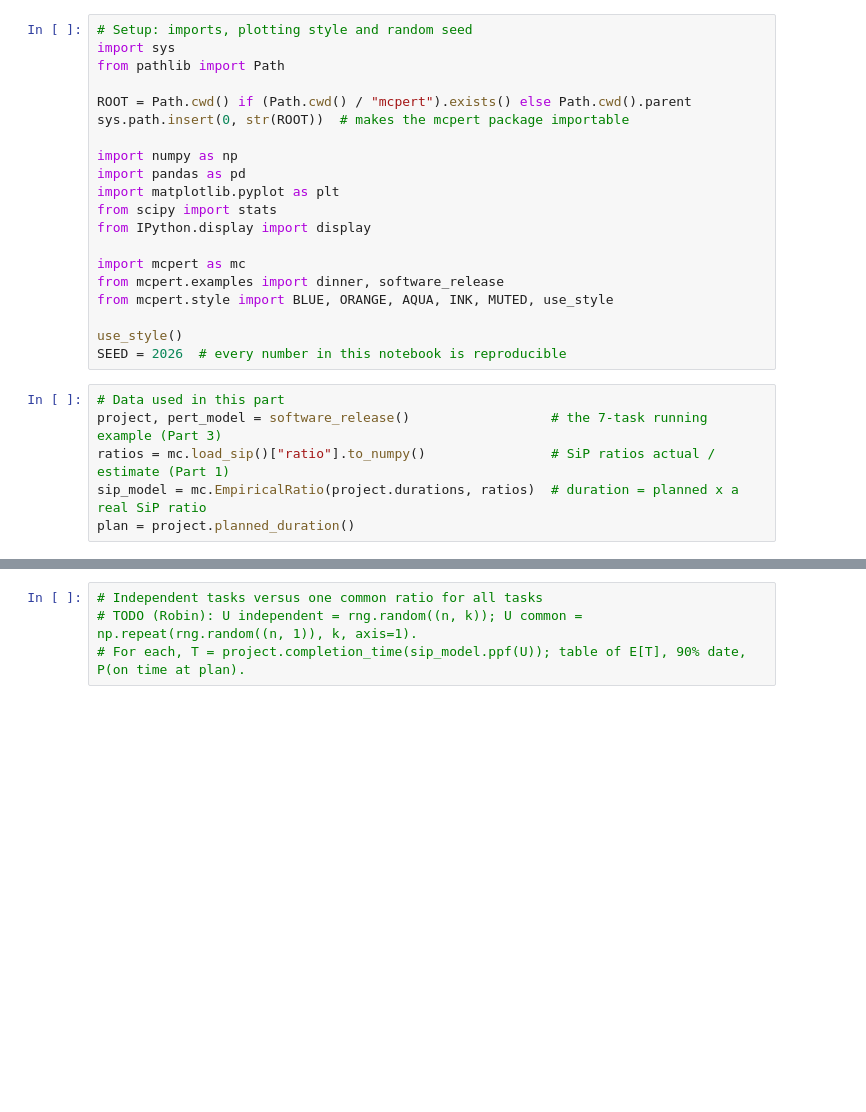
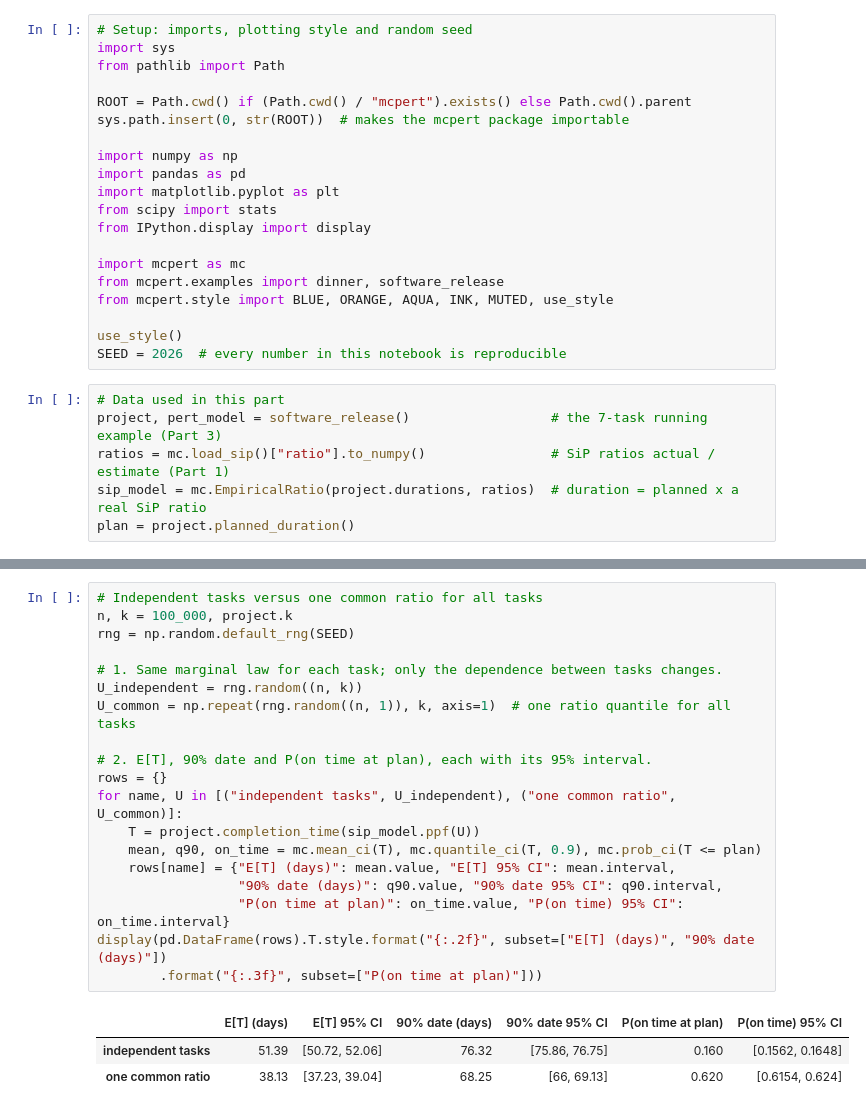
Before and after one commit to Keiraaaaaaaaaaa/mc-project-delays, a Jupyter notebook: notebooks/part5_limitations.ipynb, the cells around one changed output, grey strips where cells are left out. Drawn from its saved outputs; the diff is of its cells as text; blank space fills up the shorter version.

```diff
--- a/notebooks/part5_limitations.ipynb
+++ b/notebooks/part5_limitations.ipynb
@@ -98,5 +272,24 @@ TODO (Robin): one sentence: we assumed independent tasks; compare with one commo
 # %%
 # Independent tasks versus one common ratio for all tasks
-# TODO (Robin): U independent = rng.random((n, k)); U common = np.repeat(rng.random((n, 1)), k, axis=1).
-# For each, T = project.completion_time(sip_model.ppf(U)); table of E[T], 90% date, P(on time at plan).
+n, k = 100_000, project.k
+rng = np.random.default_rng(SEED)
+
+# 1. Same marginal law for each task; only the dependence between tasks changes.
+U_independent = rng.random((n, k))
+U_common = np.repeat(rng.random((n, 1)), k, axis=1)  # one ratio quantile for all tasks
+
+# 2. E[T], 90% date and P(on time at plan), each with its 95% interval.
+rows = {}
+for name, U in [("independent tasks", U_independent), ("one common ratio", U_common)]:
+    T = project.completion_time(sip_model.ppf(U))
+    mean, q90, on_time = mc.mean_ci(T), mc.quantile_ci(T, 0.9), mc.prob_ci(T <= plan)
+    rows[name] = {"E[T] (days)": mean.value, "E[T] 95% CI": mean.interval,
+                  "90% date (days)": q90.value, "90% date 95% CI": q90.interval,
+                  "P(on time at plan)": on_time.value, "P(on time) 95% CI": on_time.interval}
+display(pd.DataFrame(rows).T.style.format("{:.2f}", subset=["E[T] (days)", "90% date (days)"])
+        .format("{:.3f}", subset=["P(on time at plan)"]))
+# %% [output]
+|  | E[T] (days) | E[T] 95% CI | 90% date (days) | 90% date 95% CI | P(on time at plan) | P(on time) 95% CI |
+| independent tasks | 51.39 | [50.72, 52.06] | 76.32 | [75.86, 76.75] | 0.160 | [0.1562, 0.1648] |
+| one common ratio | 38.13 | [37.23, 39.04] | 68.25 | [66, 69.13] | 0.620 | [0.6154, 0.624] |
 # %% [markdown]
```
Also changed, not shown: parts of 11 cells of this notebook, 1 other file.
